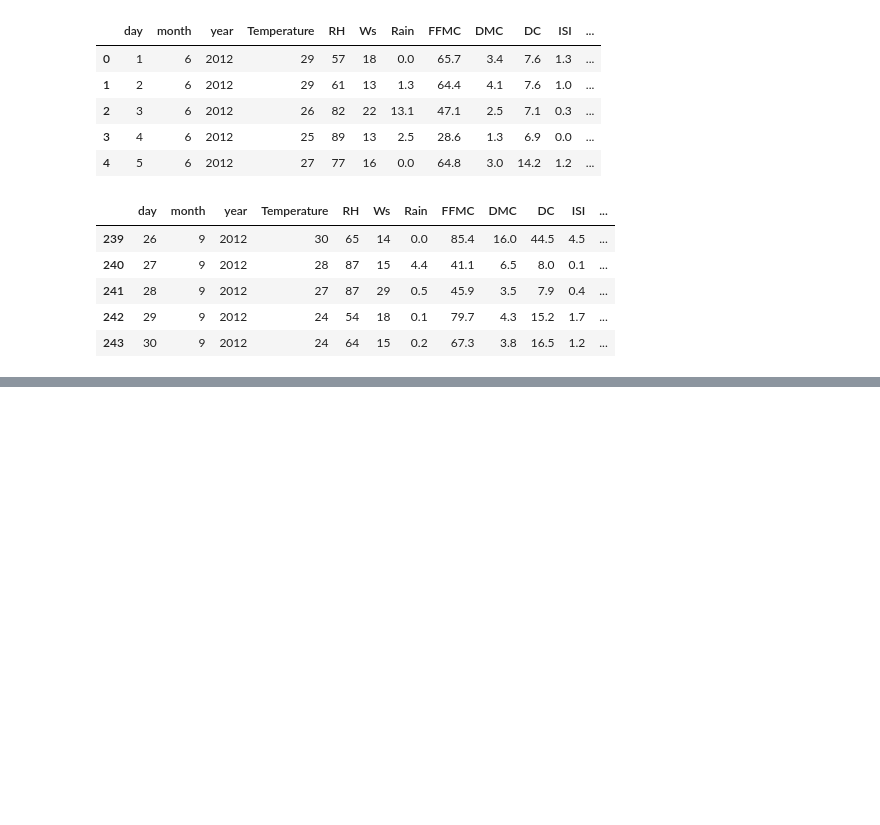
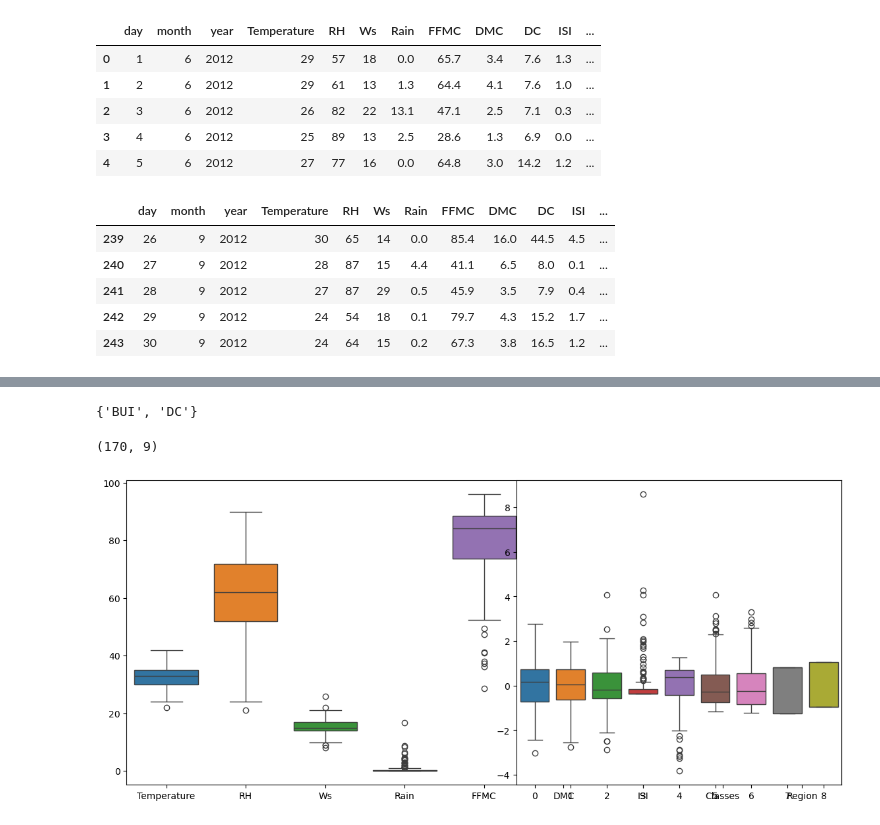
Before and after one commit to alyboii/at-lKurs, a Jupyter notebook: AlgerianForestFireDataset/AlgerianFire.ipynb, the cells around one changed output, grey strips where cells are left out. Saved outputs shown, nothing was run; the diff lists cells and outputs as text; code cells hidden in the pictures; blank space fills up the shorter version.

Commit message:
AlgerianFire train test

```diff
--- a/AlgerianForestFireDataset/AlgerianFire.ipynb
+++ b/AlgerianForestFireDataset/AlgerianFire.ipynb
@@ -351,0 +415,29 @@ df.tail()
+# %%
+columns_droping = corr_for_dropping(X_train,0.85)
+# %%
+columns_droping
+# %% [output]
+{'BUI', 'DC'}
+# %%
+X_train.drop(columns_droping,axis=1,inplace=True)
+X_test.drop(columns_droping,axis=1,inplace=True)
+# %%
+X_train.shape
+# %% [output]
+(170, 9)
+# %%
+from sklearn.preprocessing import StandardScaler
+scaler =  StandardScaler()
+# %%
+X_train_scaled = scaler.fit_transform(X_train)
+X_test_scaled = scaler.transform(X_test)
+# %%
+plt.figure(figsize=(14,6))
+sns.boxplot(data=X_train)
+plt.subplot(1,2,2)
+
+plt.subplot(1,2,2)
+sns.boxplot(data=X_train_scaled)
+plt.show()
+# %% [output]
+[figure, added]
```
Also changed, not shown: parts of 18 cells of this notebook.
